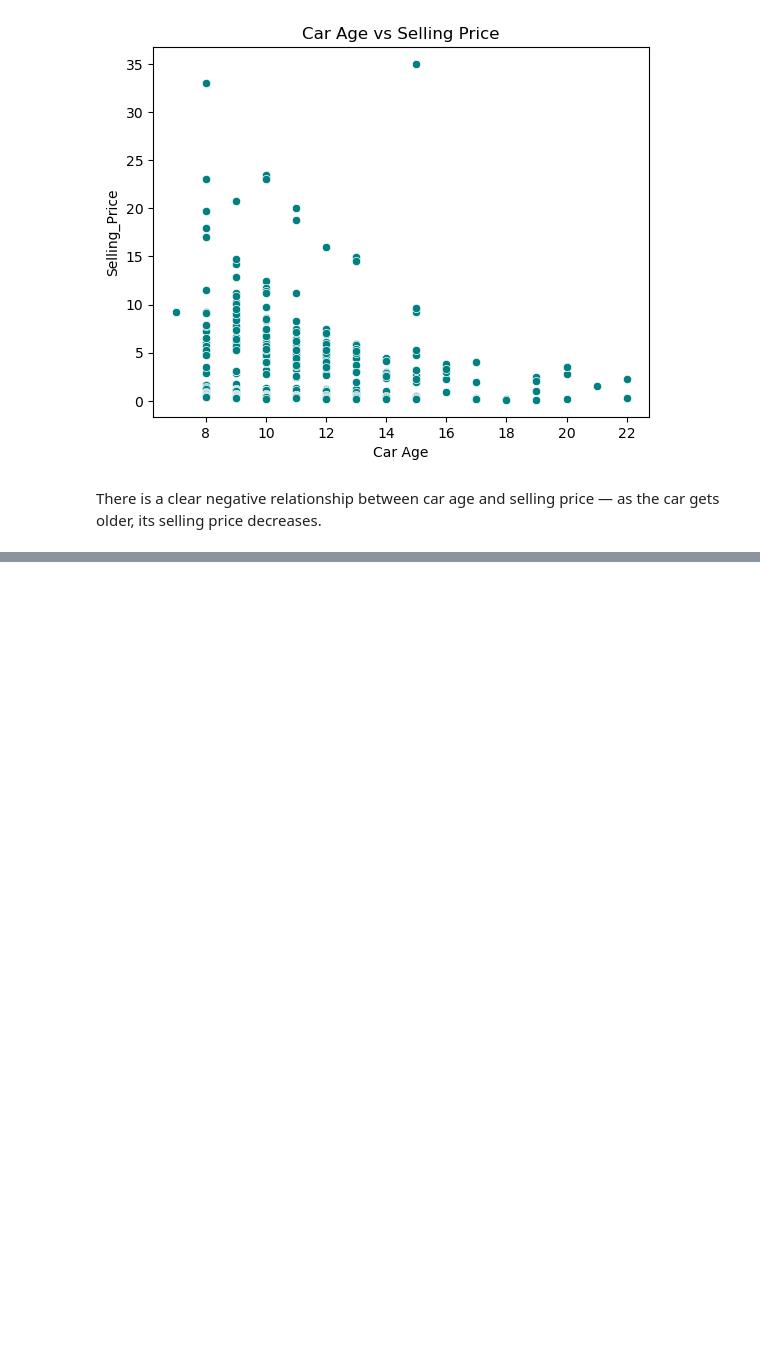
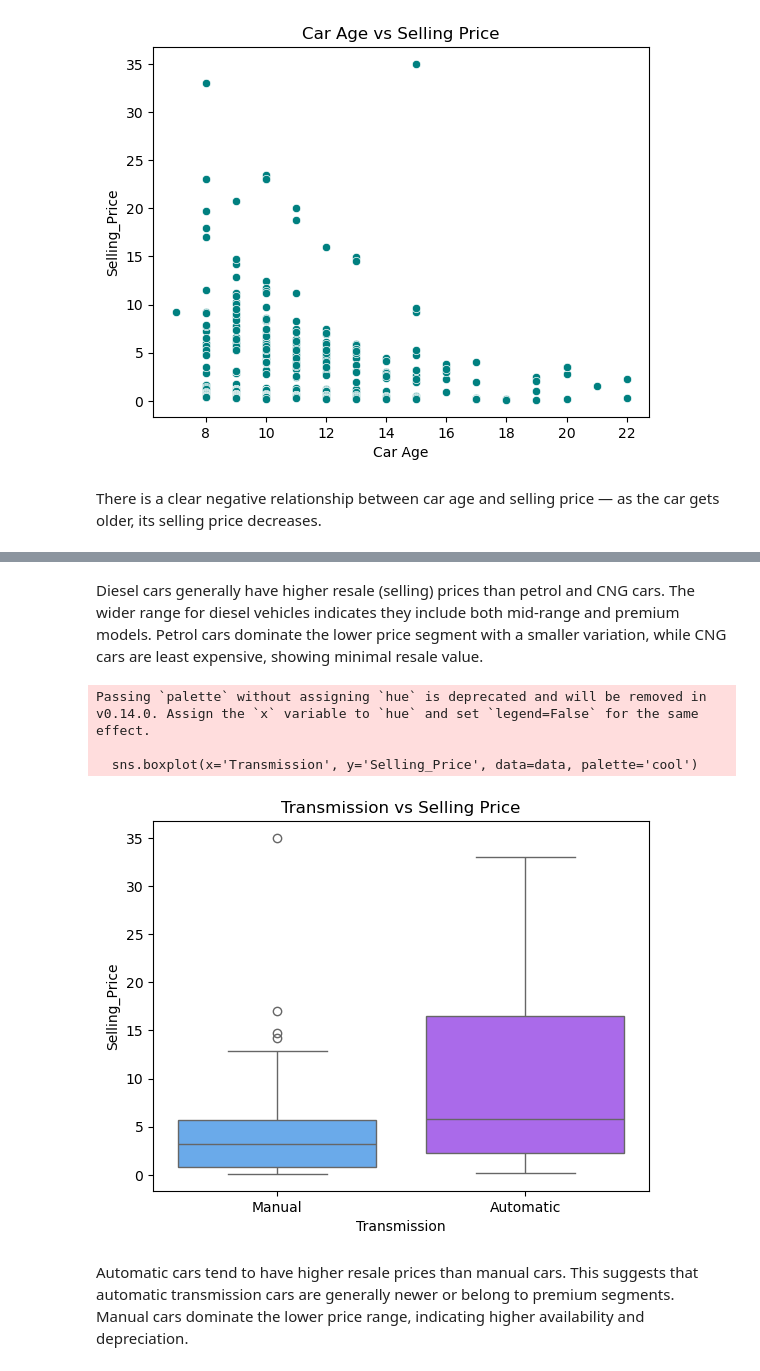
Before and after one commit to Aparna-31/CAR-PRICE-PREDICTOR, a Jupyter notebook: Car Price Predictor.ipynb, the cells around one changed output, grey strips where cells are left out. Saved outputs shown, nothing was run; the diff lists cells and outputs as text; code cells hidden in the pictures; blank space fills up the shorter version.

```diff
--- a/Car Price Predictor.ipynb
+++ b/Car Price Predictor.ipynb
@@ -103,0 +121,17 @@ There is a clear negative relationship between car age and selling price — as
+# %% [markdown]
+Diesel cars generally have higher resale (selling) prices than petrol and CNG cars.
+The wider range for diesel vehicles indicates they include both mid-range and premium models.
+Petrol cars dominate the lower price segment with a smaller variation, while CNG cars are least expensive, showing minimal resale value.
+# %%
+sns.boxplot(x='Transmission', y='Selling_Price', data=data, palette='cool')
+plt.title('Transmission vs Selling Price')
+plt.show()
+# %% [output]
+Passing `palette` without assigning `hue` is deprecated and will be removed in v0.14.0. Assign the `x` variable to `hue` and set `legend=False` for the same effect.
+
+  sns.boxplot(x='Transmission', y='Selling_Price', data=data, palette='cool')
+[figure, added]
+# %% [markdown]
+Automatic cars tend to have higher resale prices than manual cars.
+This suggests that automatic transmission cars are generally newer or belong to premium segments.
+Manual cars dominate the lower price range, indicating higher availability and depreciation.
```
Also changed, not shown: parts of 16 cells of this notebook.
